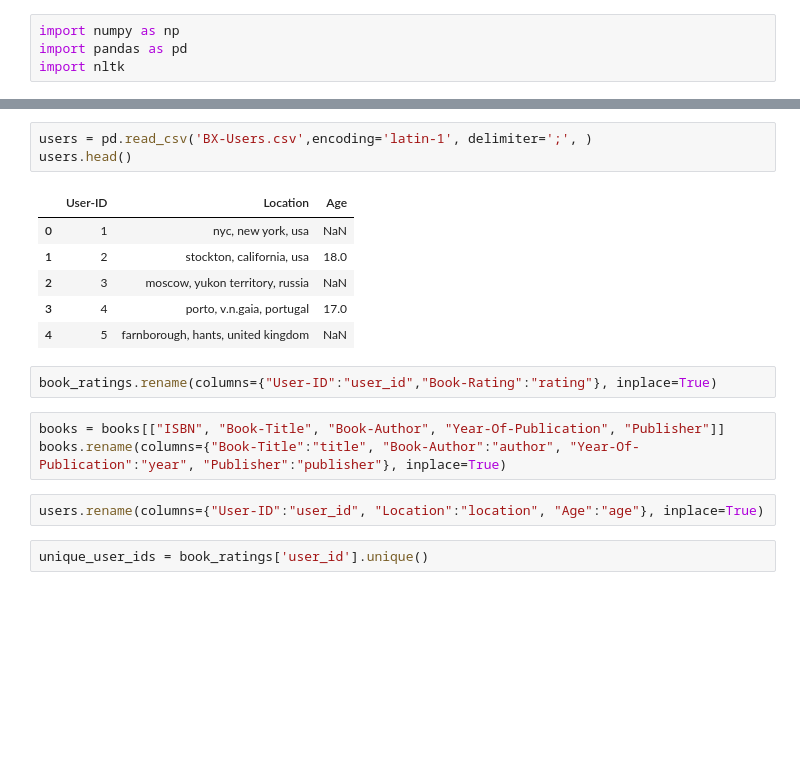
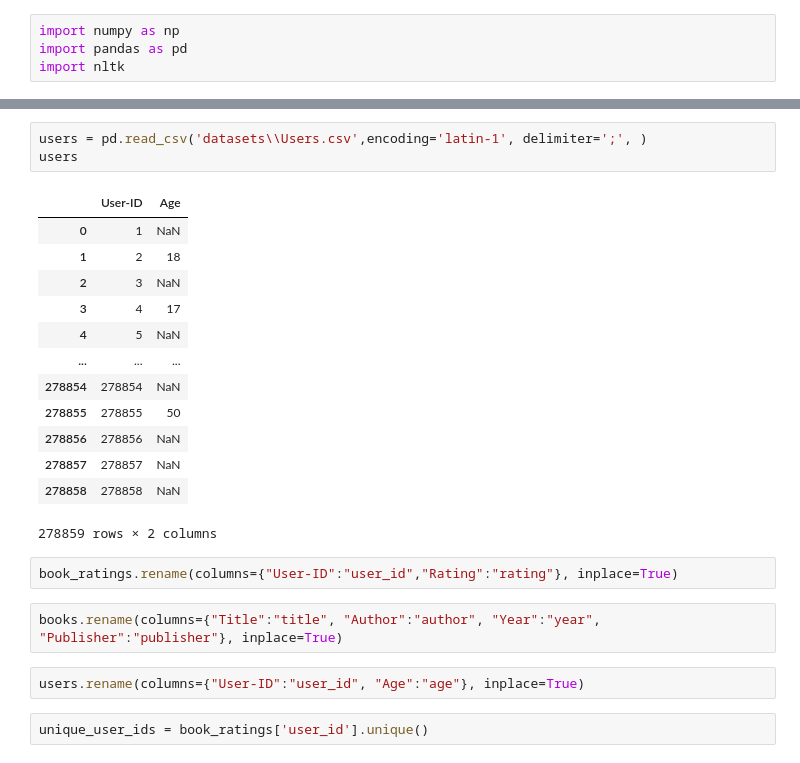
Before and after one commit to sanyamjain0315/book-recommender, a Jupyter notebook: recommender_building.ipynb, the cells around one changed output, grey strips where cells are left out. Drawn from its saved outputs; the diff is of its cells as text; blank space fills up the shorter version.

```diff
--- a/recommender_building.ipynb
+++ b/recommender_building.ipynb
@@ -25,20 +39,26 @@ books.head()
 # %%
-users = pd.read_csv('BX-Users.csv',encoding='latin-1', delimiter=';', )
-users.head()
+users = pd.read_csv('datasets\\Users.csv',encoding='latin-1', delimiter=';', )
+users
 # %% [output]
-|  | User-ID | Location | Age |
-| 0 | 1 | nyc, new york, usa | NaN |
-| 1 | 2 | stockton, california, usa | 18.0 |
-| 2 | 3 | moscow, yukon territory, russia | NaN |
-| 3 | 4 | porto, v.n.gaia, portugal | 17.0 |
-| 4 | 5 | farnborough, hants, united kingdom | NaN |
+|  | User-ID | Age |
+| 0 | 1 | NaN |
+| 1 | 2 | 18 |
+| 2 | 3 | NaN |
+| 3 | 4 | 17 |
+| 4 | 5 | NaN |
+| ... | ... | ... |
+| 278854 | 278854 | NaN |
+| 278855 | 278855 | 50 |
+| 278856 | 278856 | NaN |
+| 278857 | 278857 | NaN |
+| 278858 | 278858 | NaN |
+278859 rows × 2 columns
 # %%
-book_ratings.rename(columns={"User-ID":"user_id","Book-Rating":"rating"}, inplace=True)
+book_ratings.rename(columns={"User-ID":"user_id","Rating":"rating"}, inplace=True)
 # %%
-books = books[["ISBN", "Book-Title", "Book-Author", "Year-Of-Publication", "Publisher"]]
-books.rename(columns={"Book-Title":"title", "Book-Author":"author", "Year-Of-Publication":"year", "Publisher":"publisher"}, inplace=True)
+books.rename(columns={"Title":"title", "Author":"author", "Year":"year", "Publisher":"publisher"}, inplace=True)
 # %%
-users.rename(columns={"User-ID":"user_id", "Location":"location", "Age":"age"}, inplace=True)
+users.rename(columns={"User-ID":"user_id", "Age":"age"}, inplace=True)
 # %%
 unique_user_ids = book_ratings['user_id'].unique()
 # %%
```
Also changed, not shown: parts of 17 cells of this notebook.
